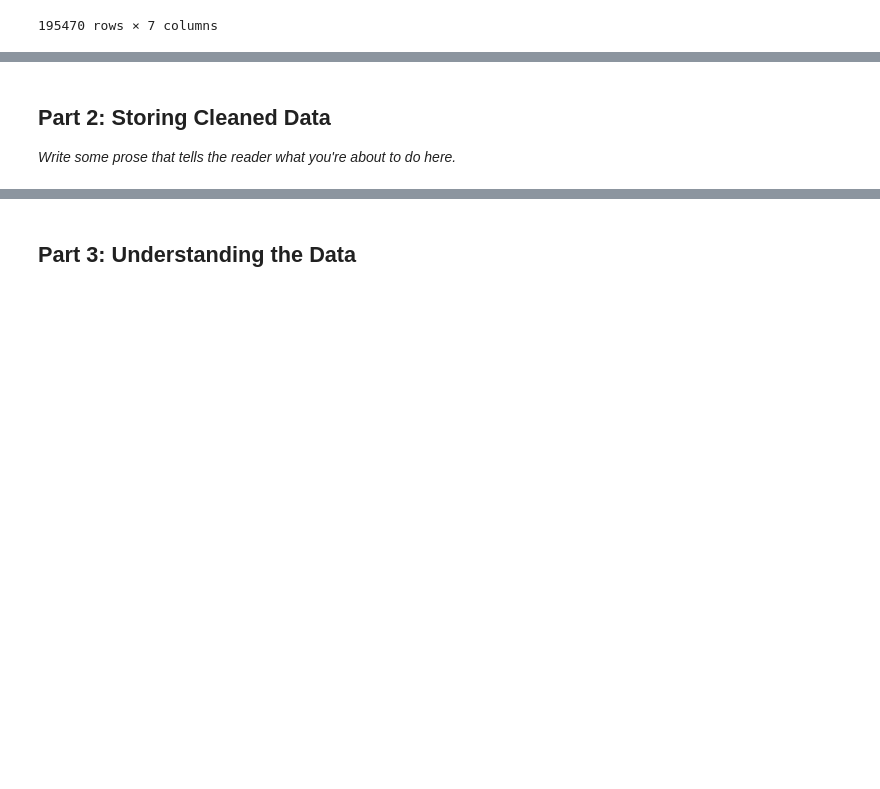
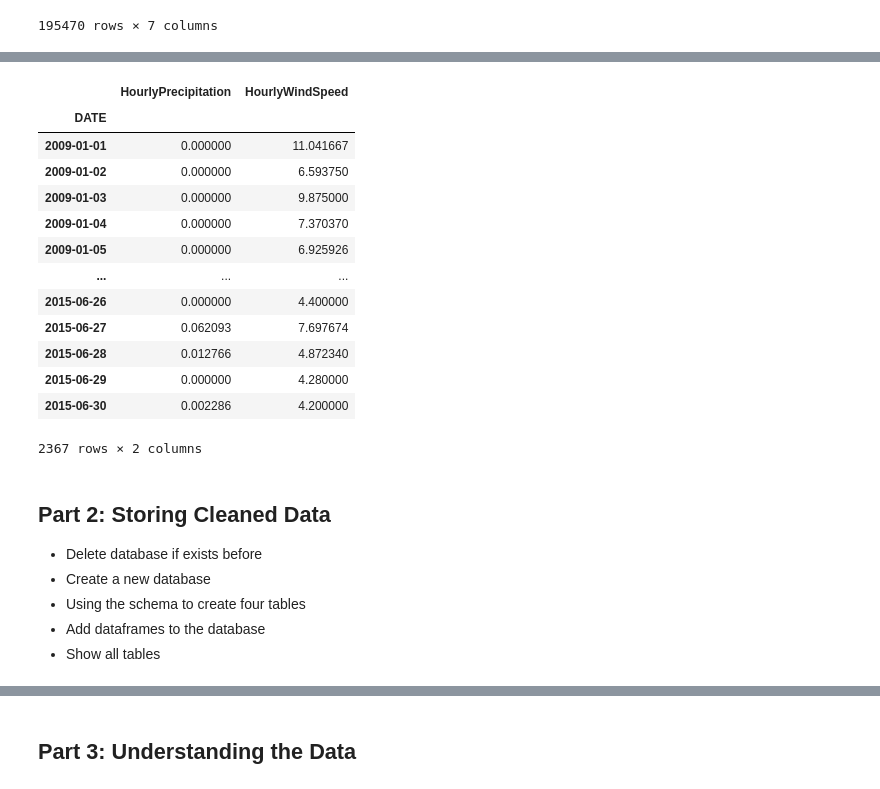
Before and after one commit to MissHela/PYFinalProject, a Jupyter notebook: Final_Project.ipynb, the cells around one changed output, grey strips where cells are left out. Cells and saved outputs as stored; diff of their text form; code cells hidden in the pictures; blank space fills up the shorter version.

```diff
--- a/Final_Project.ipynb
+++ b/Final_Project.ipynb
@@ -411,5 +442,27 @@ hourly_weather, daily_weather = load_and_clean_weather_data()
+# %%
+# show the daily weather dataset
+daily_weather
+# %% [output]
+|  | HourlyPrecipitation | HourlyWindSpeed |
+| DATE |  |  |
+| 2009-01-01 | 0.000000 | 11.041667 |
+| 2009-01-02 | 0.000000 | 6.593750 |
+| 2009-01-03 | 0.000000 | 9.875000 |
+| 2009-01-04 | 0.000000 | 7.370370 |
+| 2009-01-05 | 0.000000 | 6.925926 |
+| ... | ... | ... |
+| 2015-06-26 | 0.000000 | 4.400000 |
+| 2015-06-27 | 0.062093 | 7.697674 |
+| 2015-06-28 | 0.012766 | 4.872340 |
+| 2015-06-29 | 0.000000 | 4.280000 |
+| 2015-06-30 | 0.002286 | 4.200000 |
+2367 rows × 2 columns
 # %% [markdown]
 ## Part 2: Storing Cleaned Data
 
-_Write some prose that tells the reader what you're about to do here._
+* Delete database if exists before
+* Create a new database
+* Using the schema to create four tables
+* Add dataframes to the database
+* Show all tables
 # %%
```
Also changed, not shown: parts of 30 cells of this notebook, 3 other files.
